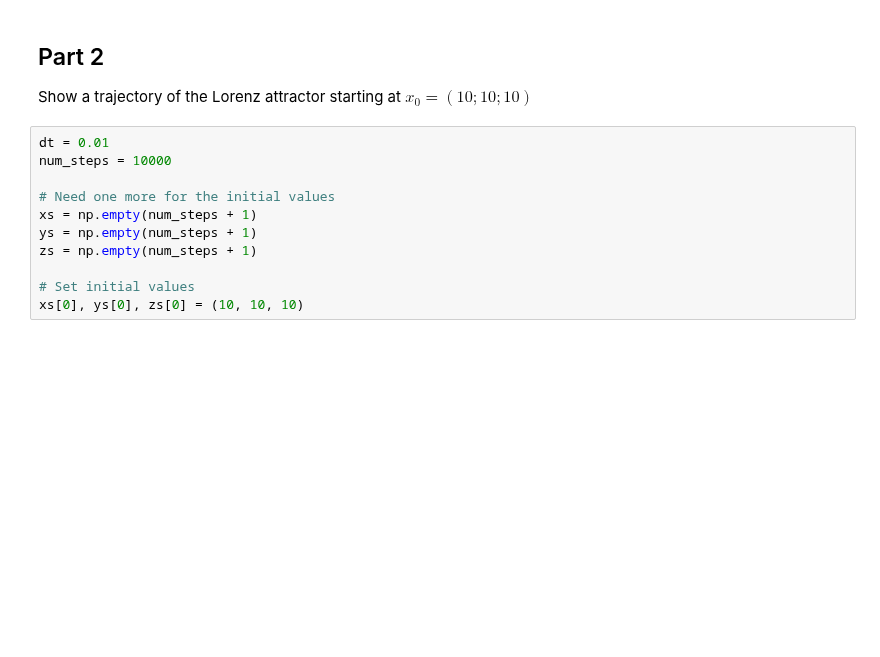
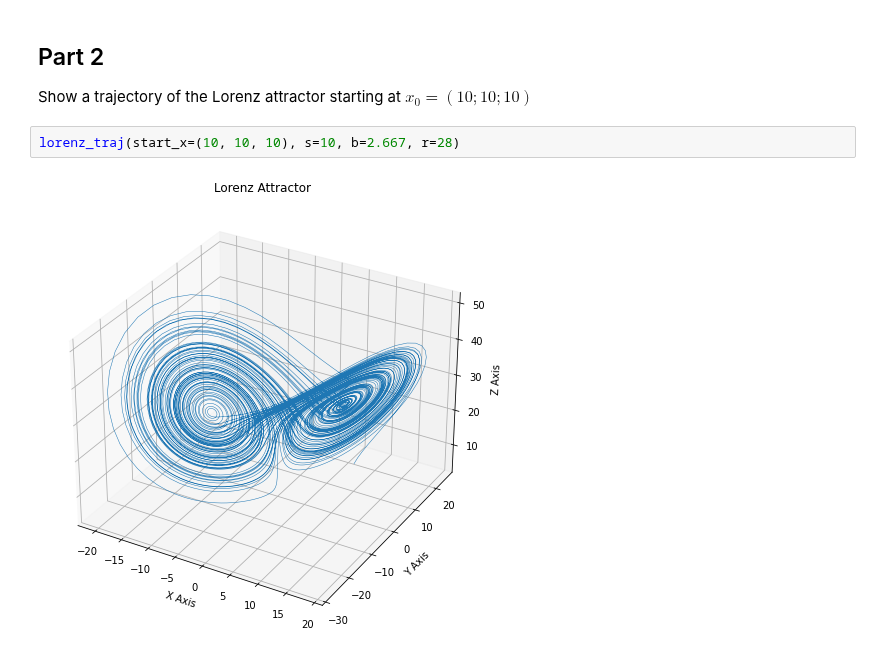
Before and after one commit to AlexPasqua/MLCMS-exercises, a Jupyter notebook: EX3/task4.ipynb, the cells around one changed output. Drawn from its saved outputs; the diff is of its cells as text; blank space fills up the shorter version.

Commit message:
Task4: added plot of Lorenz trajectory **in discrete time**
it is required to be in "real" time somehow

```diff
--- a/EX3/task4.ipynb
+++ b/EX3/task4.ipynb
@@ -50,14 +49,7 @@ with some exceptions where the steady states become 3 again.
 # %% [markdown]
 ## Part 2
 Show a trajectory of the Lorenz attractor starting at $x_0 = (10; 10; 10)$
-# %%
-dt = 0.01
-num_steps = 10000
-
-# Need one more for the initial values
-xs = np.empty(num_steps + 1)
-ys = np.empty(num_steps + 1)
-zs = np.empty(num_steps + 1)
-
-# Set initial values
-xs[0], ys[0], zs[0] = (10, 10, 10)
+# %%
+lorenz_traj(start_x=(10, 10, 10), s=10, b=2.667, r=28)
+# %% [output]
+[figure, added]
```
Also changed, not shown: parts of 1 cell of this notebook, 2 other files.
